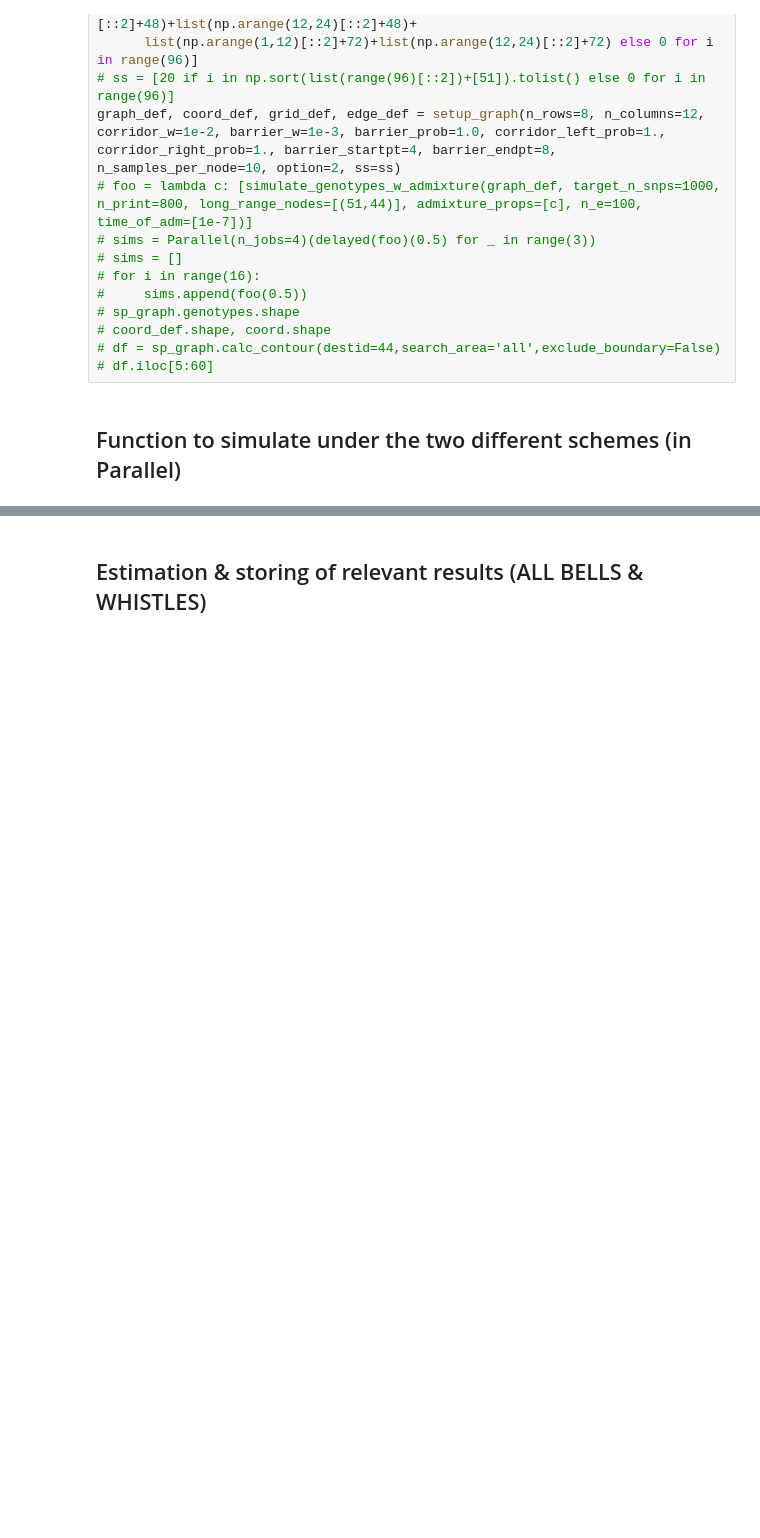
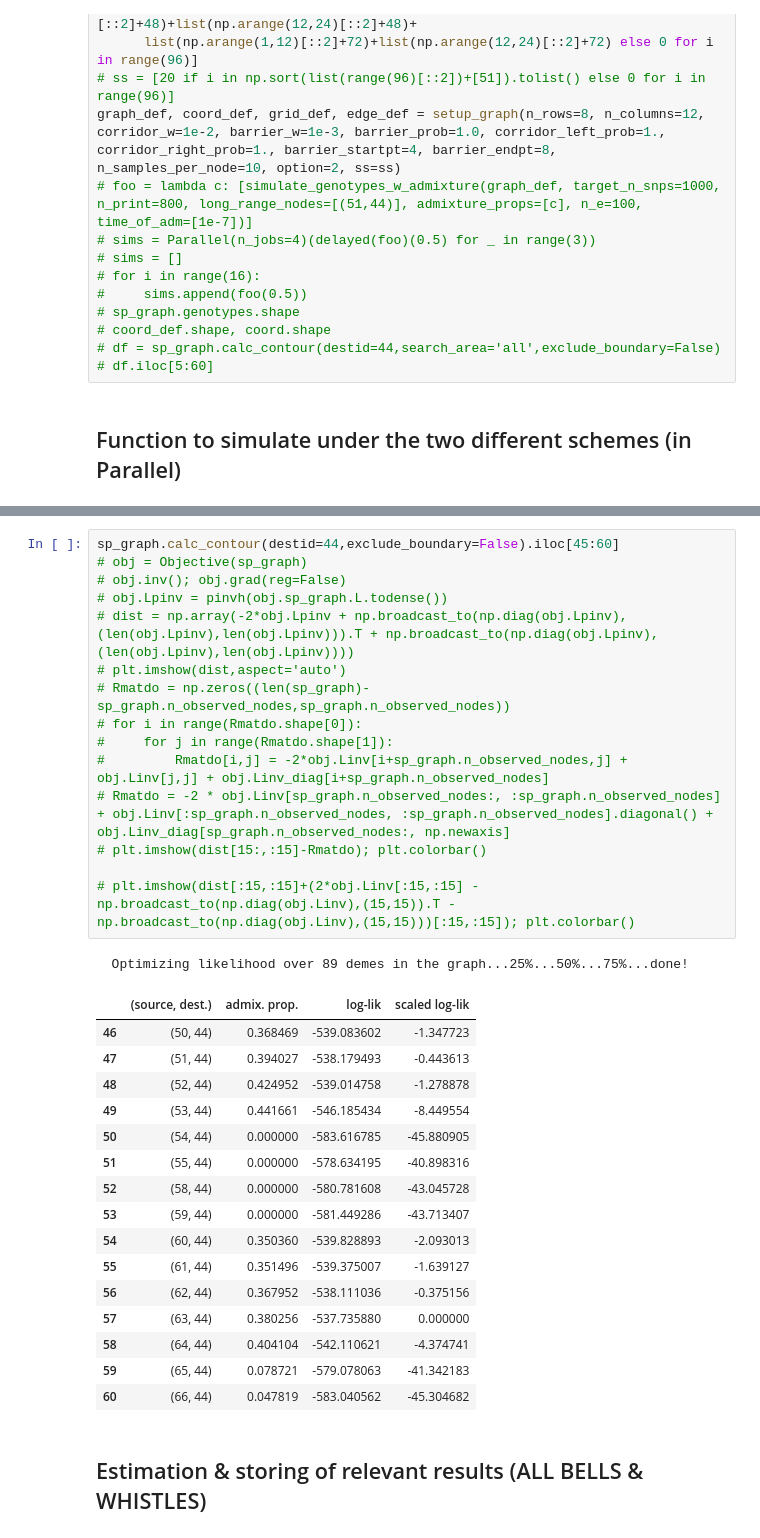
Before and after one commit to NovembreLab/feems, a Jupyter notebook: docs/notebooks/est-long-range.ipynb, the cells around one changed output, grey strips where cells are left out. Drawn from its saved outputs; the diff is of its cells as text; blank space fills up the shorter version.

```diff
--- a/docs/notebooks/est-long-range.ipynb
+++ b/docs/notebooks/est-long-range.ipynb
@@ -574,3 +574,36 @@ Assigning samples to nodes...done.
+# %%
+sp_graph.calc_contour(destid=44,exclude_boundary=False).iloc[45:60]
+# obj = Objective(sp_graph)
+# obj.inv(); obj.grad(reg=False)
+# obj.Lpinv = pinvh(obj.sp_graph.L.todense())
+# dist = np.array(-2*obj.Lpinv + np.broadcast_to(np.diag(obj.Lpinv),(len(obj.Lpinv),len(obj.Lpinv))).T + np.broadcast_to(np.diag(obj.Lpinv),(len(obj.Lpinv),len(obj.Lpinv))))
+# plt.imshow(dist,aspect='auto')
+# Rmatdo = np.zeros((len(sp_graph)-sp_graph.n_observed_nodes,sp_graph.n_observed_nodes))
+# for i in range(Rmatdo.shape[0]):
+#     for j in range(Rmatdo.shape[1]):
+#         Rmatdo[i,j] = -2*obj.Linv[i+sp_graph.n_observed_nodes,j] + obj.Linv[j,j] + obj.Linv_diag[i+sp_graph.n_observed_nodes]
+# Rmatdo = -2 * obj.Linv[sp_graph.n_observed_nodes:, :sp_graph.n_observed_nodes] + obj.Linv[:sp_graph.n_observed_nodes, :sp_graph.n_observed_nodes].diagonal() + obj.Linv_diag[sp_graph.n_observed_nodes:, np.newaxis]
+# plt.imshow(dist[15:,:15]-Rmatdo); plt.colorbar()
+
+# plt.imshow(dist[:15,:15]+(2*obj.Linv[:15,:15] - np.broadcast_to(np.diag(obj.Linv),(15,15)).T - np.broadcast_to(np.diag(obj.Linv),(15,15)))[:15,:15]); plt.colorbar()
+# %% [output]
+  Optimizing likelihood over 89 demes in the graph...25%...50%...75%...done!
+|  | (source, dest.) | admix. prop. | log-lik | scaled log-lik |
+| 46 | (50, 44) | 0.368469 | -539.083602 | -1.347723 |
+| 47 | (51, 44) | 0.394027 | -538.179493 | -0.443613 |
+| 48 | (52, 44) | 0.424952 | -539.014758 | -1.278878 |
+| 49 | (53, 44) | 0.441661 | -546.185434 | -8.449554 |
+| 50 | (54, 44) | 0.000000 | -583.616785 | -45.880905 |
+| 51 | (55, 44) | 0.000000 | -578.634195 | -40.898316 |
+| 52 | (58, 44) | 0.000000 | -580.781608 | -43.045728 |
+| 53 | (59, 44) | 0.000000 | -581.449286 | -43.713407 |
+| 54 | (60, 44) | 0.350360 | -539.828893 | -2.093013 |
+| 55 | (61, 44) | 0.351496 | -539.375007 | -1.639127 |
+| 56 | (62, 44) | 0.367952 | -538.111036 | -0.375156 |
+| 57 | (63, 44) | 0.380256 | -537.735880 | 0.000000 |
+| 58 | (64, 44) | 0.404104 | -542.110621 | -4.374741 |
+| 59 | (65, 44) | 0.078721 | -579.078063 | -41.342183 |
+| 60 | (66, 44) | 0.047819 | -583.040562 | -45.304682 |
 # %% [markdown]
 ## Estimation & storing of relevant results (ALL BELLS & WHISTLES)
 # %%
```
Also changed, not shown: parts of 7 cells of this notebook, 4 other files.
